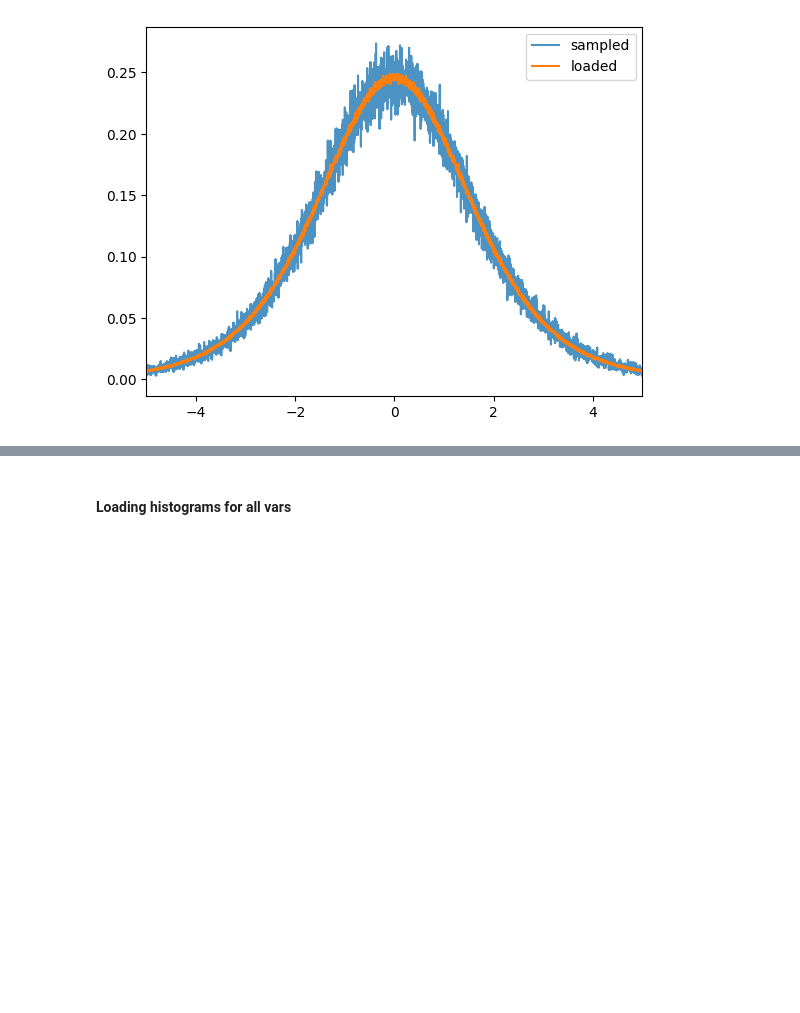
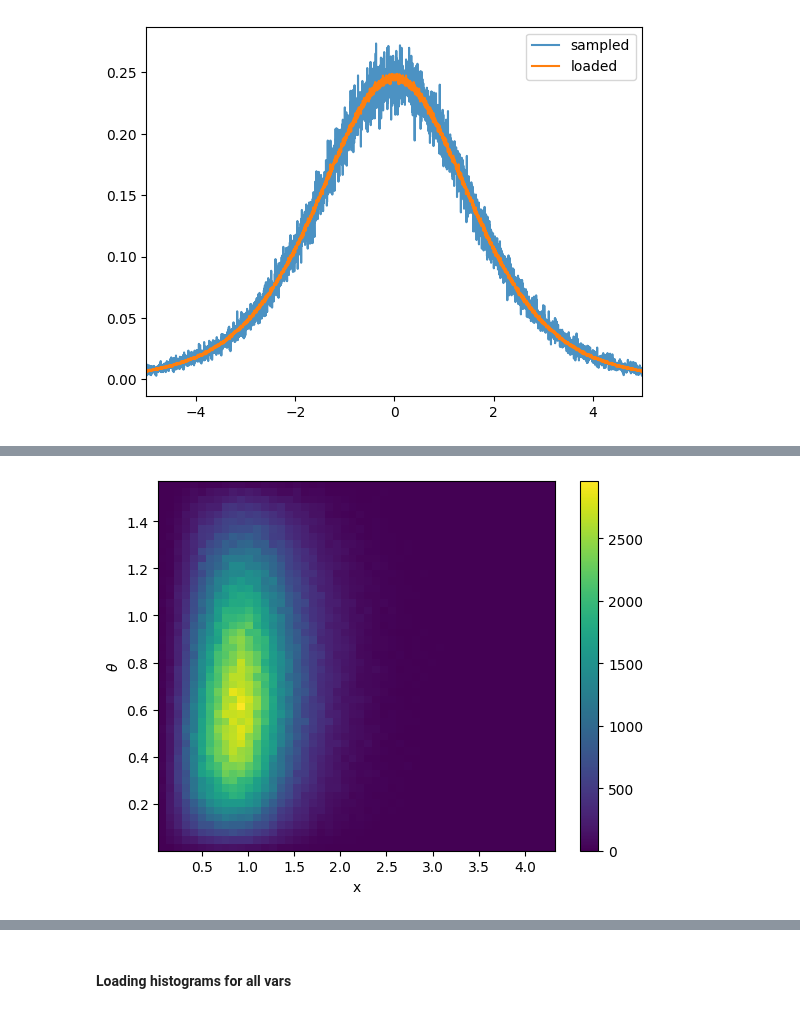
Before and after one commit to Sarkar-shreyas/PX402-RGCC, a Jupyter notebook: qshe_data.ipynb, the cells around one changed output, grey strips where cells are left out. Saved outputs shown, nothing was run; the diff lists cells and outputs as text; code cells hidden in the pictures; blank space fills up the shorter version.

```diff
--- a/qshe_data.ipynb
+++ b/qshe_data.ipynb
@@ -101,0 +111,2 @@ plt.show()
+# %%
+zs, mixs = conditional_2d_resampler({"z_mix": {"histval": zf["histval"]}, "z": {"binedges": z["binedges"], "bincenters": z["bincenters"]}, "mix": {"binedges": f["binedges"], "bincenters": f["bincenters"]}}, rng, n, "z_mix")
@@ -101,0 +115,14 @@ plt.show()
+# %%
+theta = np.arccos(mixs)
+x = np.arcsinh(np.exp(zs/2))
+thx, thedge, xedge = np.histogram2d(theta, x, (50, 50), density=False)
+# print(np.max(theta), xedge[-1])
+fig, ax = plt.subplots()
+im = ax.imshow(thx, origin="lower", extent=(xedge[0], xedge[-1], thedge[0], thedge[-1]), aspect="auto")
+# plt.xlim((0, 1.5))
+plt.xlabel("x")
+plt.ylabel(r"$\theta$")
+fig.colorbar(im, ax=ax)
+plt.show()
+# %% [output]
+[figure, added]
```
Also changed, not shown: parts of 19 cells of this notebook.
